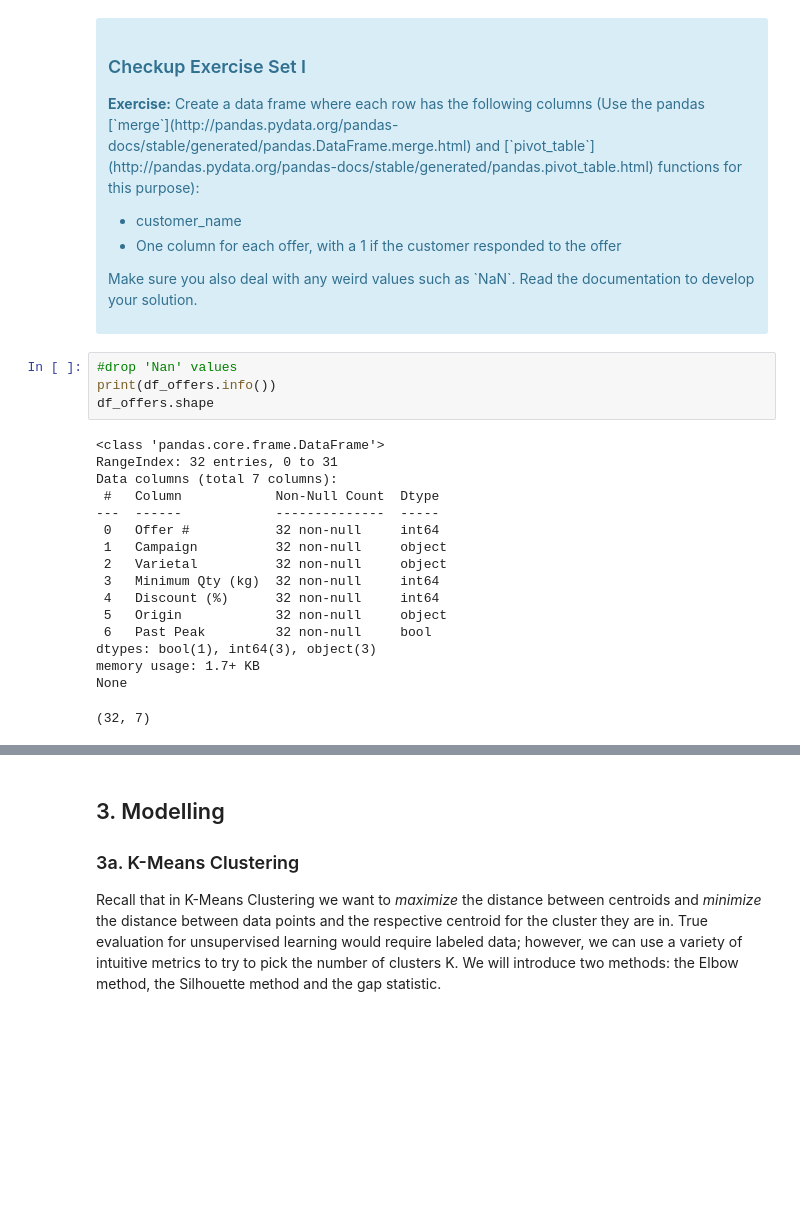
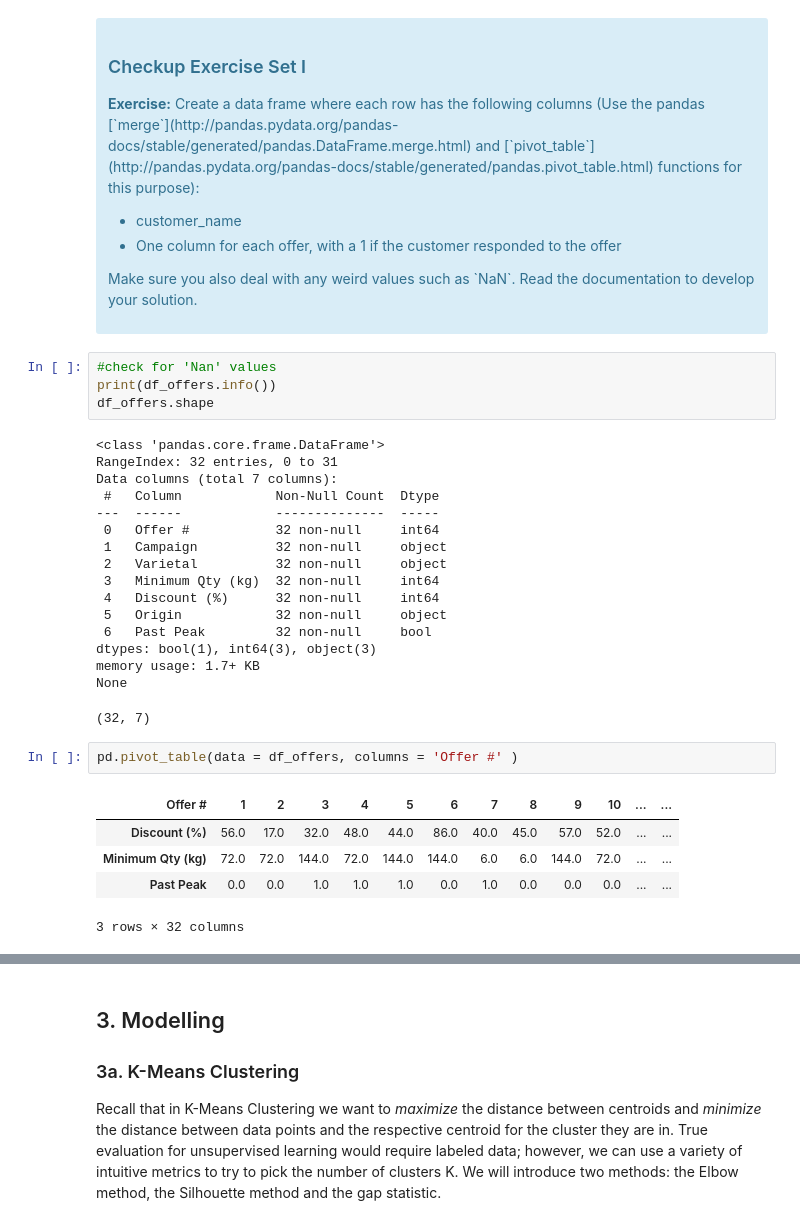
Before and after one commit to amoutafian/K_means_case_study, a Jupyter notebook: Clustering Case Study - Customer Segmentation with K-Means - Tier 3.ipynb, the cells around one changed output, grey strips where cells are left out. Drawn from its saved outputs; the diff is of its cells as text; blank space fills up the shorter version.

```diff
--- a/Clustering Case Study - Customer Segmentation with K-Means - Tier 3.ipynb
+++ b/Clustering Case Study - Customer Segmentation with K-Means - Tier 3.ipynb
@@ -97,7 +97,7 @@ The first thing we need is a way to compare customers. To do this, we're going t
 <p>Make sure you also deal with any weird values such as `NaN`. Read the documentation to develop your solution.</p>
 </div>
 # %%
-#drop 'Nan' values
+#check for 'Nan' values
 print(df_offers.info())
 df_offers.shape
 # %% [output]
@@ -117,3 +117,11 @@ dtypes: bool(1), int64(3), object(3)
 memory usage: 1.7+ KB
 None
 (32, 7)
+# %%
+pd.pivot_table(data = df_offers, columns = 'Offer #' )
+# %% [output]
+| Offer # | 1 | 2 | 3 | 4 | 5 | 6 | 7 | 8 | 9 | 10 | ... | ... |
+| Discount (%) | 56.0 | 17.0 | 32.0 | 48.0 | 44.0 | 86.0 | 40.0 | 45.0 | 57.0 | 52.0 | ... | ... |
+| Minimum Qty (kg) | 72.0 | 72.0 | 144.0 | 72.0 | 144.0 | 144.0 | 6.0 | 6.0 | 144.0 | 72.0 | ... | ... |
+| Past Peak | 0.0 | 0.0 | 1.0 | 1.0 | 1.0 | 0.0 | 1.0 | 0.0 | 0.0 | 0.0 | ... | ... |
+3 rows × 32 columns
```
Also changed, not shown: parts of 4 cells of this notebook.
